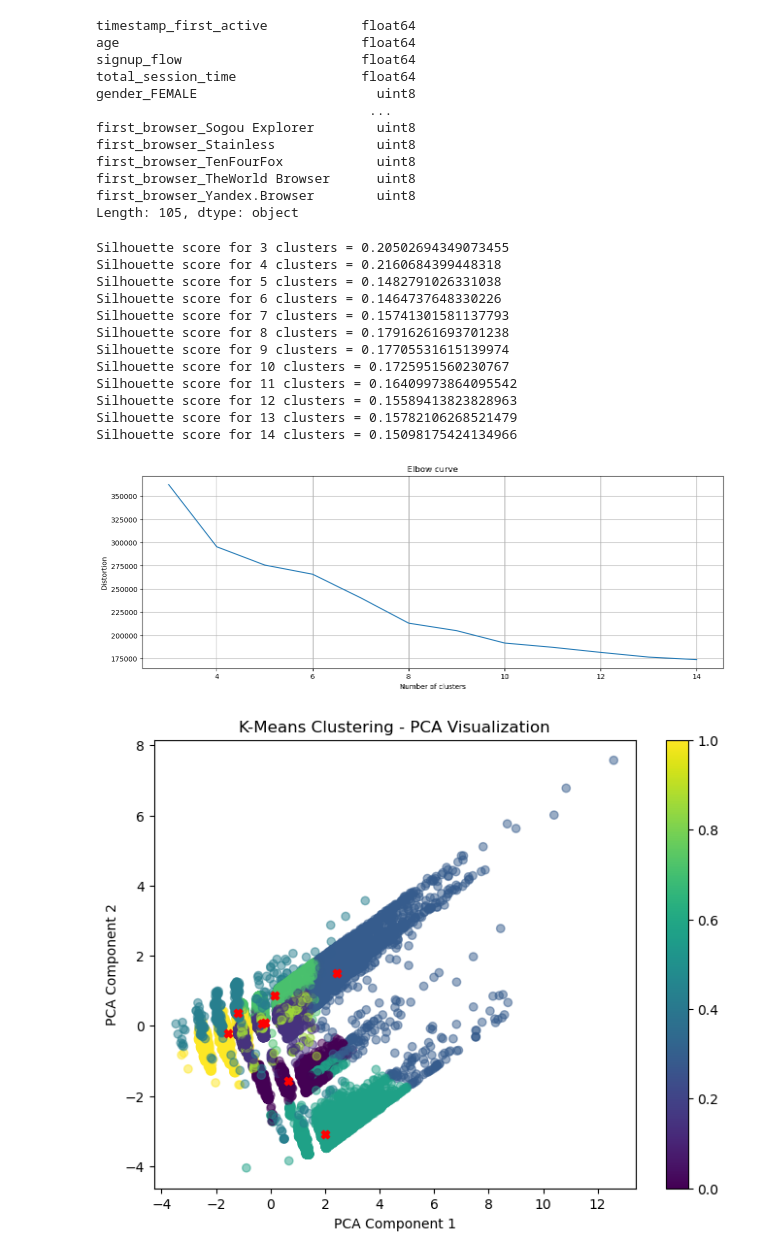
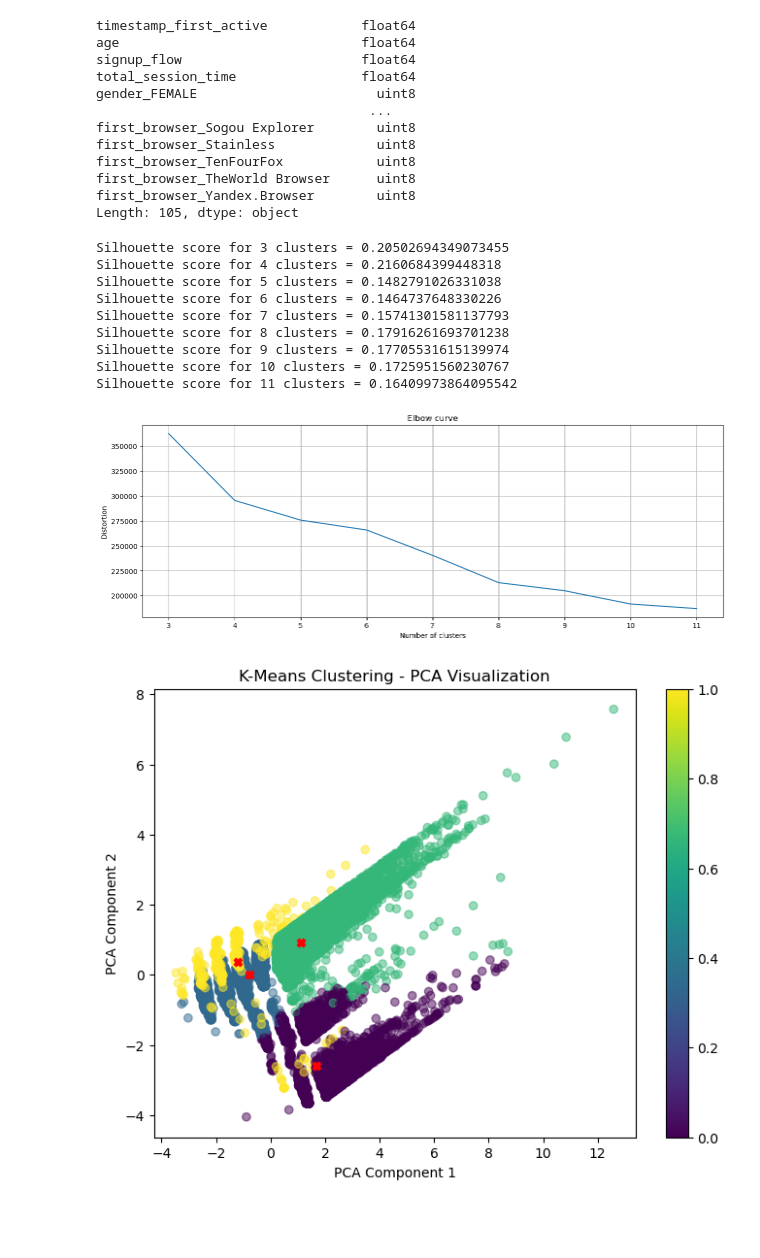
Before and after one commit to dominicfanucchi/aai-510_group7, a Jupyter notebook: AAI-510 Final Project.ipynb, the cells around one changed output. Drawn from its saved outputs; the diff is of its cells as text; code cells hidden in the pictures; blank space fills up the shorter version.

```diff
--- a/AAI-510 Final Project.ipynb
+++ b/AAI-510 Final Project.ipynb
@@ -244,7 +325,7 @@ def kmeans_execution(df, num_clusters):
     }
 
 k_means_cluster_results = {}
-num_clusters_range = range(3, 15)
+num_clusters_range = range(3, 12)
 
 for cluster in num_clusters_range:
     k_means_cluster_results[cluster] = kmeans_execution(df_kmeans_train, cluster)
@@ -259,9 +340,6 @@ Silhouette score for 8 clusters = 0.17916261693701238
 Silhouette score for 9 clusters = 0.17705531615139974
 Silhouette score for 10 clusters = 0.1725951560230767
 Silhouette score for 11 clusters = 0.16409973864095542
-Silhouette score for 12 clusters = 0.15589413823828963
-Silhouette score for 13 clusters = 0.15782106268521479
-Silhouette score for 14 clusters = 0.15098175424134966
 # %%
 # Extracting distortions for different k values
 distortions = [k_means_cluster_results[cluster]['distortion'] for cluster in num_clusters_range]
@@ -274,18 +352,18 @@ plt.xlabel('Number of clusters')
 plt.ylabel('Distortion')
 plt.show()
 # %% [output]
-[figure, old version]
+[figure, new version]
 # %%
 # Visualize clusters in PCA space
-ideal_cluster_size = 8
+ideal_cluster_size = 4
 
 plt.figure(figsize=(8, 6))
 plt.scatter(df_kmeans_train[:, 0], df_kmeans_train[:, 1], c=k_means_cluster_results[ideal_cluster_size]['labels'], cmap='viridis', alpha=0.5, label='Data points')
 plt.scatter(k_means_cluster_results[ideal_cluster_size]['centers'][:,0], k_means_cluster_results[ideal_cluster_size]['centers'][:,1], c='red', marker='X', label='Cluster Centers')
 plt.title('K-Means Clustering - PCA Visualization')
 plt.xlabel('PCA Component 1')
 plt.ylabel('PCA Component 2')
 plt.colorbar()
 plt.show()
 # %% [output]
-[figure, old version]
+[figure, new version]
```
Also changed, not shown: parts of 12 cells of this notebook.
